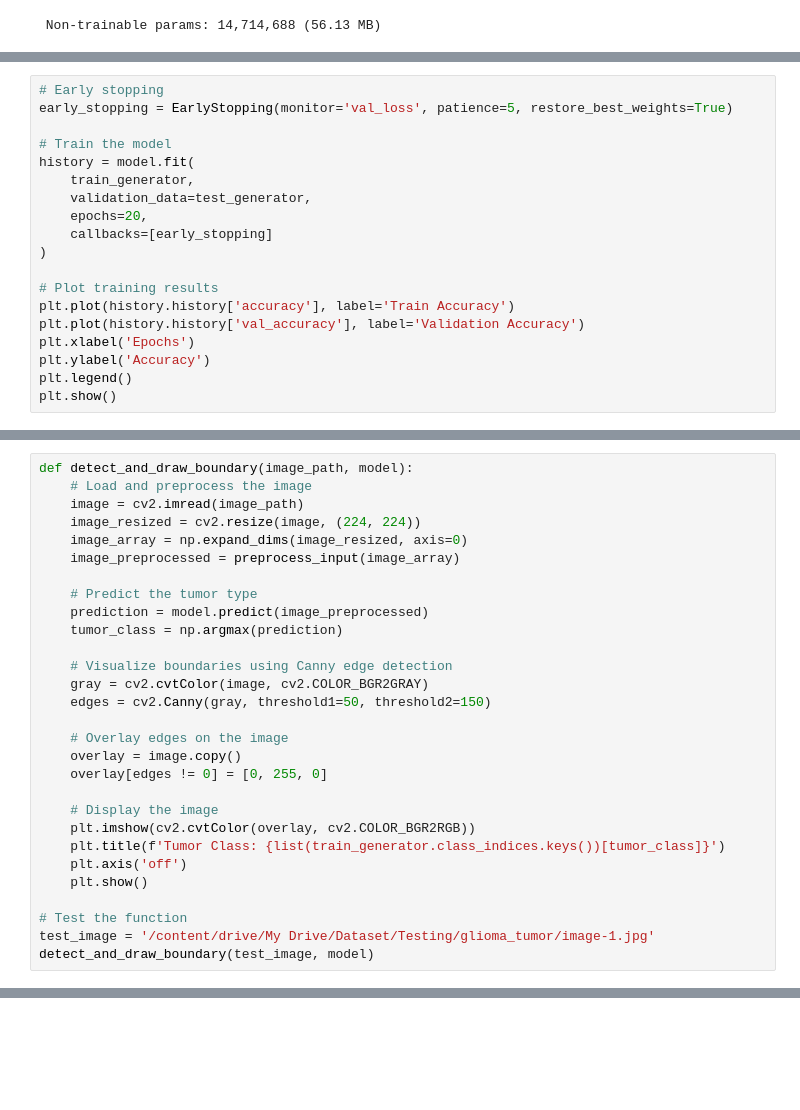
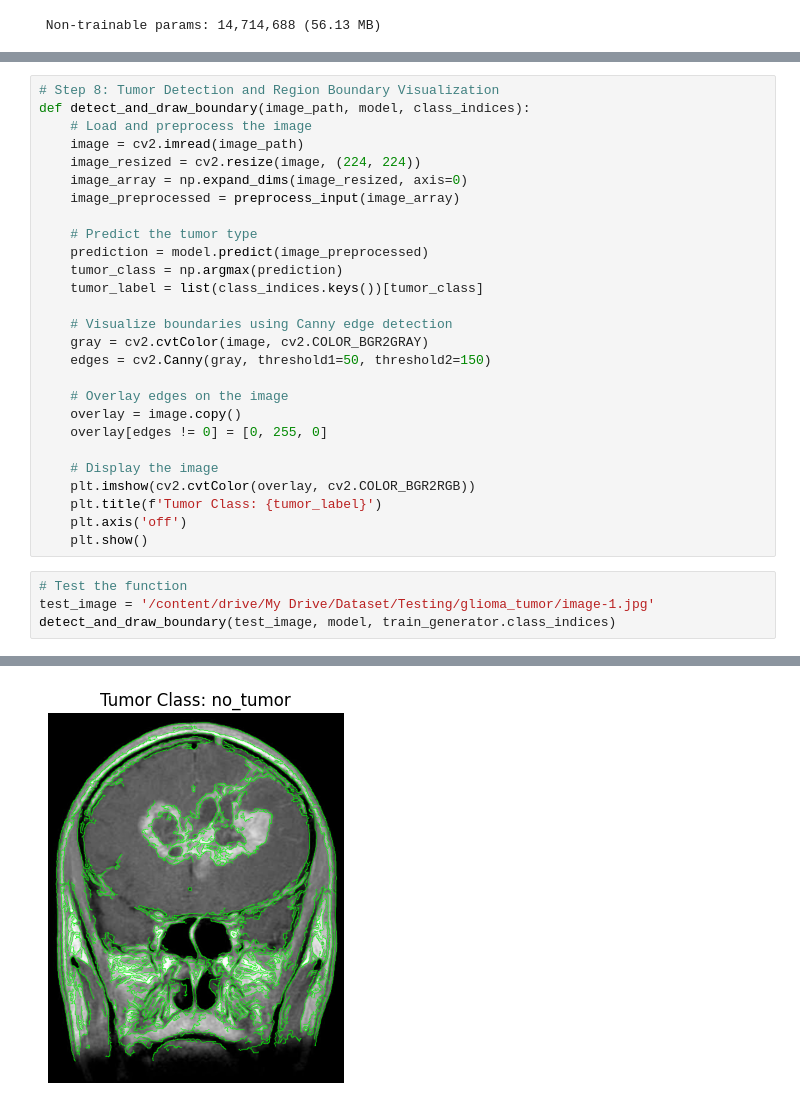
Before and after one commit to mrokonuzzaman040/Assignment-4, a Jupyter notebook: Brain_Tumor_Classification_and_Detection.ipynb, the cells around one changed output, grey strips where cells are left out. Drawn from its saved outputs; the diff is of its cells as text; blank space fills up the shorter version.

```diff
--- a/Brain_Tumor_Classification_and_Detection.ipynb
+++ b/Brain_Tumor_Classification_and_Detection.ipynb
@@ -150,20 +152 @@ Epoch 5/5
-# %%
-# Early stopping
-early_stopping = EarlyStopping(monitor='val_loss', patience=5, restore_best_weights=True)
-
-# Train the model
-history = model.fit(
-    train_generator,
-    validation_data=test_generator,
-    epochs=20,
-    callbacks=[early_stopping]
-)
-
-# Plot training results
-plt.plot(history.history['accuracy'], label='Train Accuracy')
-plt.plot(history.history['val_accuracy'], label='Validation Accuracy')
-plt.xlabel('Epochs')
-plt.ylabel('Accuracy')
-plt.legend()
-plt.show()
 # %%
@@ -172,5 +160,6 @@ model.save('/content/drive/My Drive/brain_tumor_model.h5')
 # %%
-def detect_and_draw_boundary(image_path, model):
+# Step 8: Tumor Detection and Region Boundary Visualization
+def detect_and_draw_boundary(image_path, model, class_indices):
     # Load and preprocess the image
     image = cv2.imread(image_path)
     image_resized = cv2.resize(image, (224, 224))
@@ -180,6 +169,7 @@ def detect_and_draw_boundary(image_path, model):
     # Predict the tumor type
     prediction = model.predict(image_preprocessed)
     tumor_class = np.argmax(prediction)
+    tumor_label = list(class_indices.keys())[tumor_class]
 
     # Visualize boundaries using Canny edge detection
     gray = cv2.cvtColor(image, cv2.COLOR_BGR2GRAY)
@@ -191,10 +181,11 @@ def detect_and_draw_boundary(image_path, model):
 
     # Display the image
     plt.imshow(cv2.cvtColor(overlay, cv2.COLOR_BGR2RGB))
-    plt.title(f'Tumor Class: {list(train_generator.class_indices.keys())[tumor_class]}')
+    plt.title(f'Tumor Class: {tumor_label}')
     plt.axis('off')
     plt.show()
-
-# Test the function
-test_image = '/content/drive/My Drive/Dataset/Testing/glioma_tumor/image-1.jpg'
-detect_and_draw_boundary(test_image, model)
+# %%
+# Test the function
+test_image = '/content/drive/My Drive/Dataset/Testing/glioma_tumor/image-1.jpg'
+detect_and_draw_boundary(test_image, model, train_generator.class_indices)
+# %% [output]
@@ -201 +193,2 @@ detect_and_draw_boundary(test_image, model)
+[figure, added]
 # %%
```
Also changed, not shown: parts of 4 cells of this notebook.
